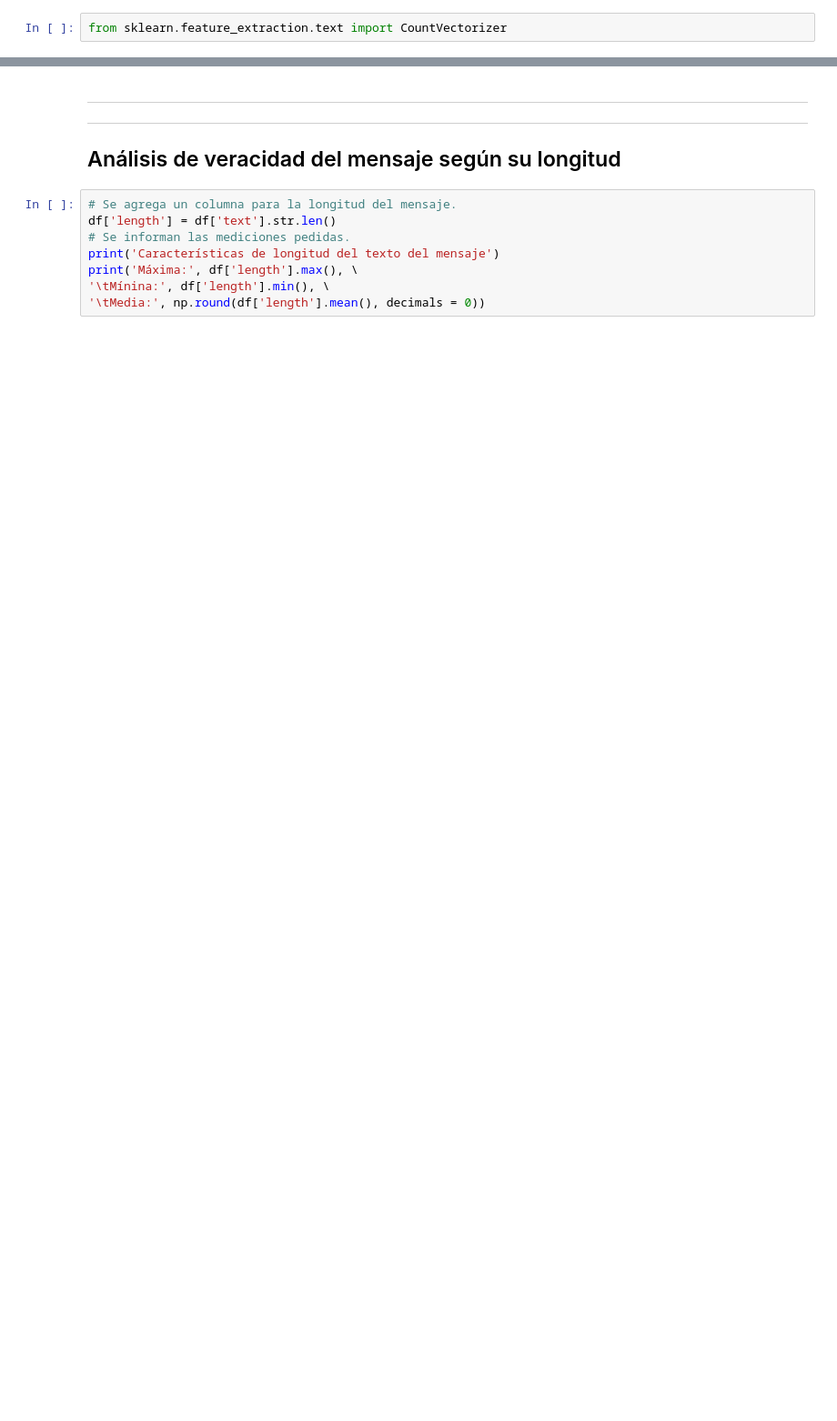
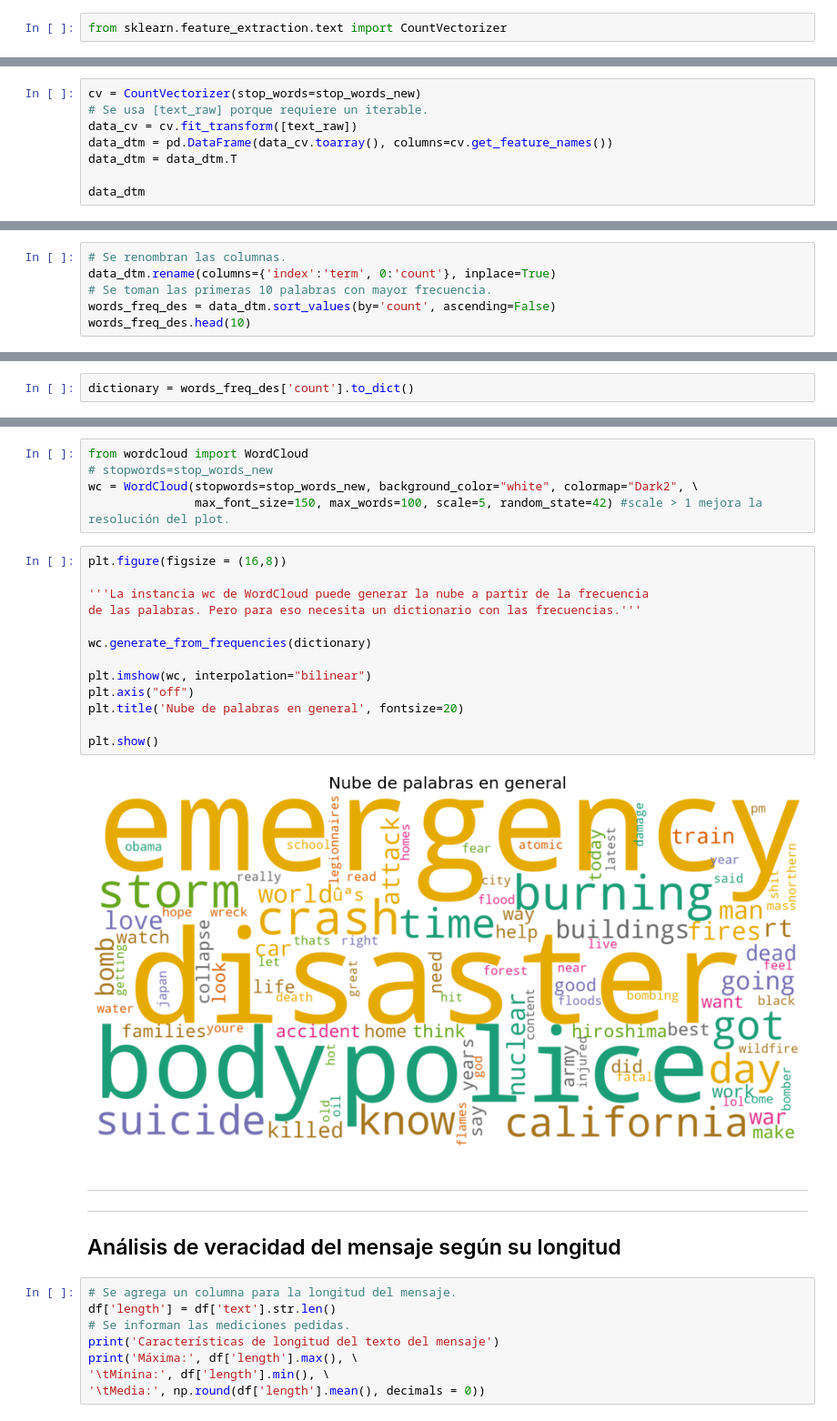
Before and after one commit to ffelfis/Orga_Datos_TPs, a Jupyter notebook: TP1/nb_Facundo.ipynb, the cells around one changed output, grey strips where cells are left out. Shown at 91% size. Drawn from its saved outputs; the diff is of its cells as text; blank space fills up the shorter version.

Commit message:
Continúa el avance del análisis de frecuencia de términos

```diff
--- a/TP1/nb_Facundo.ipynb
+++ b/TP1/nb_Facundo.ipynb
@@ -203,0 +225,8 @@ data_dtm
+# %%
+cv = CountVectorizer(stop_words=stop_words_new)
+# Se usa [text_raw] porque requiere un iterable.
+data_cv = cv.fit_transform([text_raw])
+data_dtm = pd.DataFrame(data_cv.toarray(), columns=cv.get_feature_names())
+data_dtm = data_dtm.T
+
+data_dtm
@@ -203,0 +247,6 @@ data_dtm
+# %%
+# Se renombran las columnas.
+data_dtm.rename(columns={'index':'term', 0:'count'}, inplace=True)
+# Se toman las primeras 10 palabras con mayor frecuencia.
+words_freq_des = data_dtm.sort_values(by='count', ascending=False)
+words_freq_des.head(10)
@@ -203,0 +265,2 @@ data_dtm
+# %%
+dictionary = words_freq_des['count'].to_dict()
@@ -204,3 +289,23 @@ data_dtm
+# %%
+from wordcloud import WordCloud
+# stopwords=stop_words_new
+wc = WordCloud(stopwords=stop_words_new, background_color="white", colormap="Dark2", \
+               max_font_size=150, max_words=100, scale=5, random_state=42) #scale > 1 mejora la resolución del plot.
+# %%
+plt.figure(figsize = (16,8))
+
+'''La instancia wc de WordCloud puede generar la nube a partir de la frecuencia
+de las palabras. Pero para eso necesita un dictionario con las frecuencias.'''
+
+wc.generate_from_frequencies(dictionary)
+
+plt.imshow(wc, interpolation="bilinear")
+plt.axis("off")
+plt.title('Nube de palabras en general', fontsize=20)
+
+plt.show()
+# %% [output]
+[figure, added]
 # %% [markdown]
 ---
 ---
```
Also changed, not shown: parts of 24 cells of this notebook.
